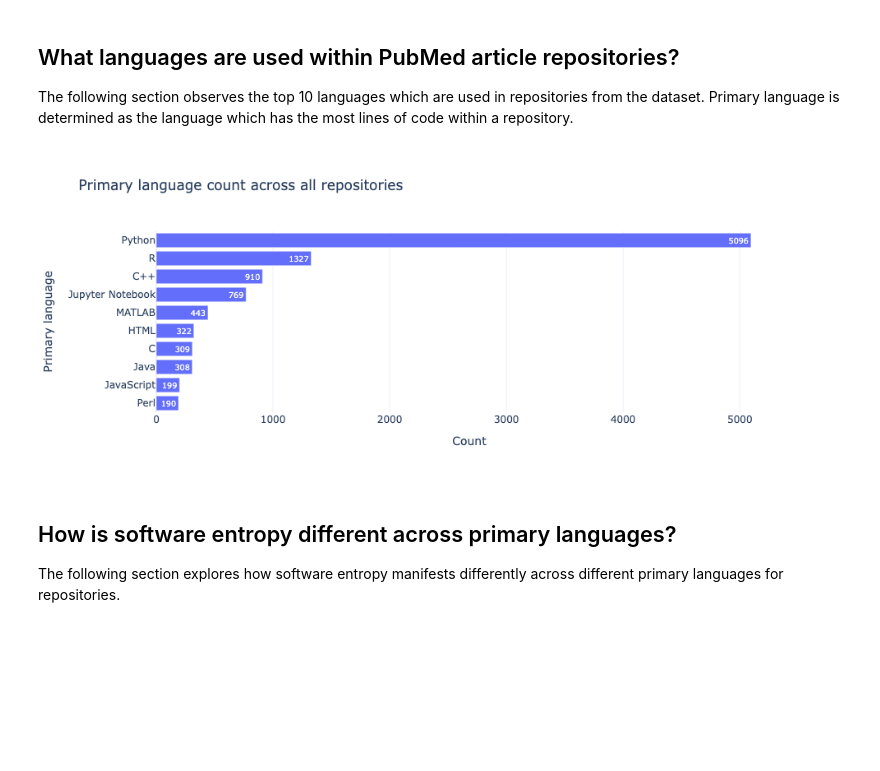
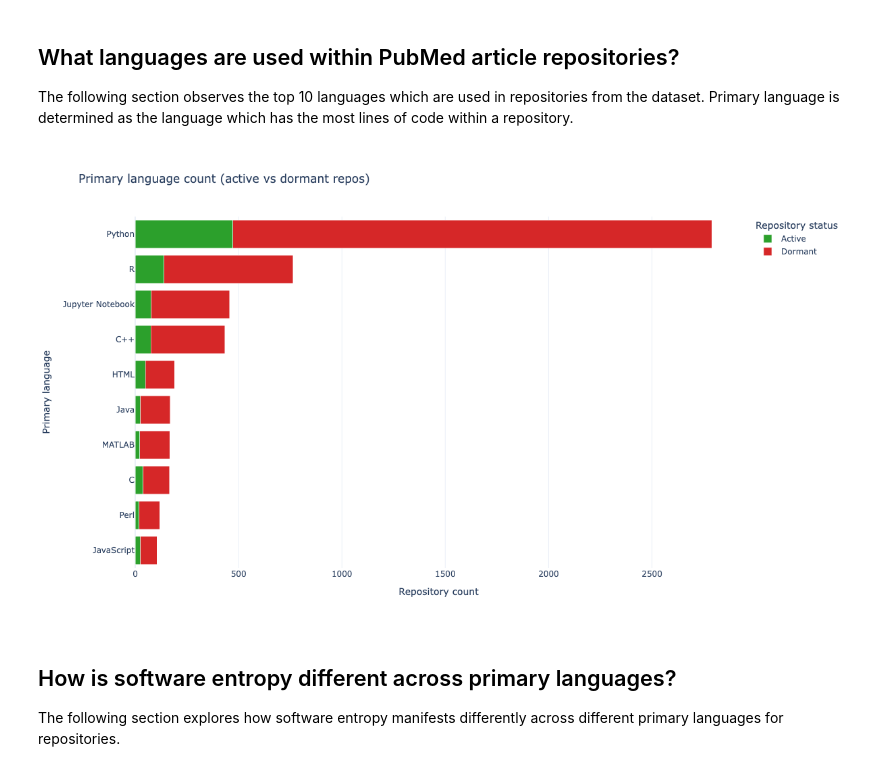
Before and after one commit to software-gardening/almanack, a Jupyter notebook: src/book/seed-bank/pubmed-github-repositories/understanding-pubmed-github-repos.ipynb, the cells around one changed output. Saved outputs shown, nothing was run; the diff lists cells and outputs as text; code cells hidden in the pictures; blank space fills up the shorter version.

Commit message:
revise analysis based on new data

```diff
--- a/src/book/seed-bank/pubmed-github-repositories/understanding-pubmed-github-repos.ipynb
+++ b/src/book/seed-bank/pubmed-github-repositories/understanding-pubmed-github-repos.ipynb
@@ -90,0 +86,4 @@ df
+# %%
+# cleanup: drop columns or rows whose values are all empty
+df = df.dropna(axis=1, how="all")
+df = df.dropna(axis=0, how="all")
@@ -90,0 +109,16 @@ df
+# %%
+df["repo-days-of-existence"] = (
+    pd.Timestamp.now() - df["repo-commit-start-date"]
+).dt.days
+df["repo-days-inactive"] = (pd.Timestamp.now() - df["repo-commit-end-date"]).dt.days
+fig = px.ecdf(
+    df,
+    x="repo-days-inactive",
+    title="CDF of repository inactivity by last commit date",
+    width=1200,
+    height=700,
+)
+fig.write_image(
+    image_file := "images/cdf_repository_inactivity_by_last_commit_date.png"
+)
+display(Image(filename=image_file))
@@ -94,25 +130,67 @@ df
 The following section observes the top 10 languages which are used in repositories from the dataset.
 Primary language is determined as the language which has the most lines of code within a repository.
 # %%
-language_grouped_data = (
-    df.groupby(["Primary language"]).size().reset_index(name="Count")
+# Count dormant & active repos per language
+lang_status = (
+    df.groupby(["repo-primary-language", "dormant"]).size().reset_index(name="Count")
 )
 
-# Create a horizontal bar chart
-fig_languages = px.bar(
-    language_grouped_data.sort_values(by="Count")[-10:],
-    y="Primary language",
-    x="Count",
-    text="Count",
-    orientation="h",
-    width=700,
-    height=400,
-    title="Primary language count across all repositories",
+# Map boolean to readable labels
+lang_status["Status"] = lang_status["dormant"].map(
+    {
+        True: "Dormant",
+        False: "Active",
+    }
 )
 
-fig_languages.show()
+# Total repos per language
+total_counts = lang_status.groupby("repo-primary-language")["Count"].sum()
+
+# Top 10 languages by total repo count (sorted)
+top_langs = total_counts.sort_values().tail(10)
+
+# Filter to top languages
+plot_data = lang_status[
+    lang_status["repo-primary-language"].isin(top_langs.index)
+].copy()
+
+# Ensure y-axis follows the sorted order by total count
+lang_order = top_langs.index.tolist()
+plot_data["repo-primary-language"] = pd.Categorical(
+    plot_data["repo-primary-language"],
+    categories=lang_order,
+    ordered=True,
+)
+
+# Stacked horizontal bar chart: Active (green) + Dormant (red)
+fig = px.bar(
+    plot_data,
+    y="repo-primary-language",
+    x="Count",
+    color="Status",
+    orientation="h",
+    color_discrete_map={
+        "Active": "#2ca02c",
+        "Dormant": "#d62728",
+    },
+    width=1200,
+    height=700,
+    title="Primary language count (active vs dormant repos)",
+)
+
+fig.update_layout(
+    barmode="stack",
+    xaxis_title="Repository count",
+    yaxis_title="Primary language",
+    legend_title="Repository status",
+    yaxis=dict(categoryorder="array", categoryarray=lang_order),
+)
+
+
+fig.write_image(image_file := "images/primary-language-counts.png")
+display(Image(filename=image_file))
 # %% [output]
-[figure, old version]
+[figure, new version]
 # %% [markdown]
 ## How is software entropy different across primary languages?
 
```
Also changed, not shown: parts of 13 cells of this notebook, 57 other files.
